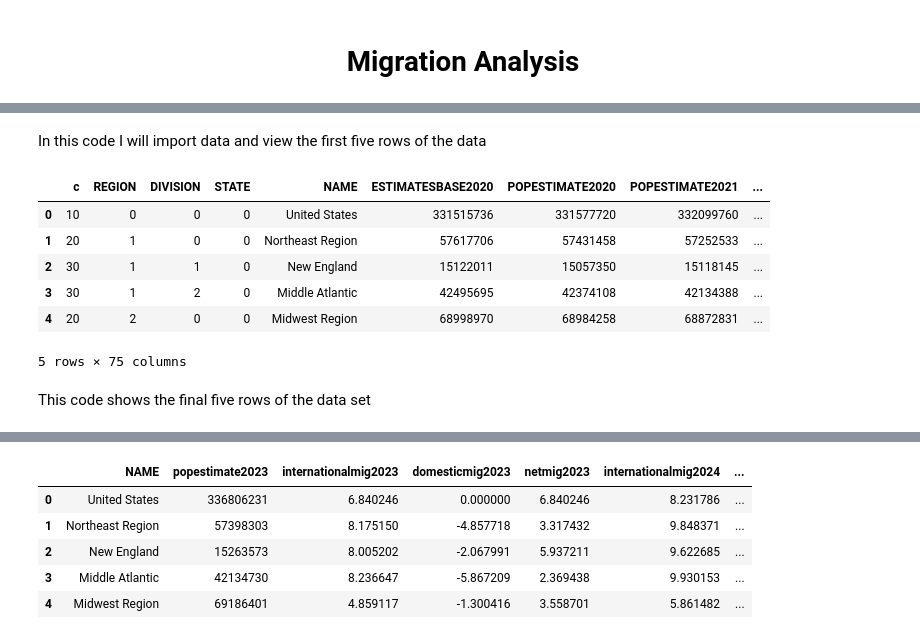
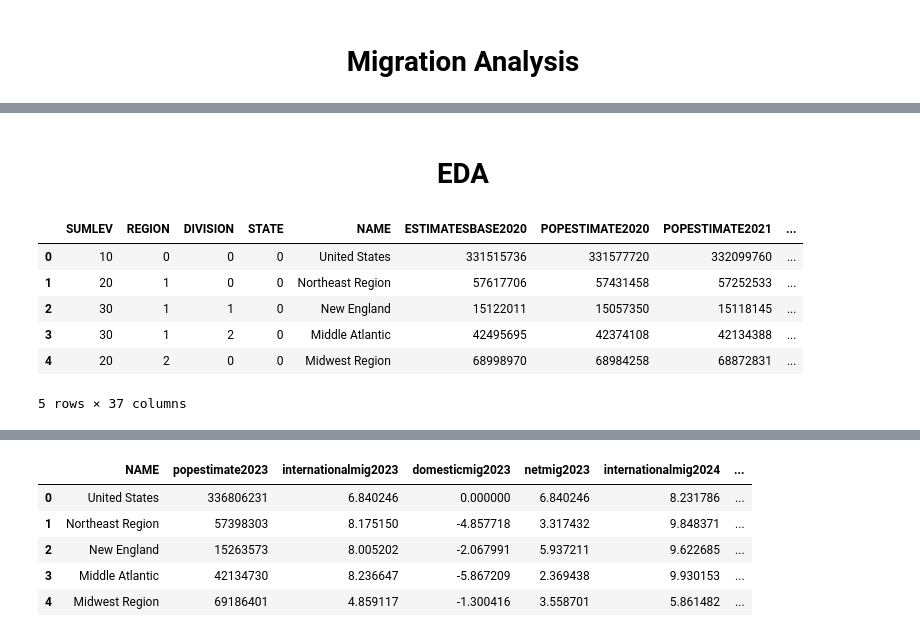
Before and after one commit to MWPerrineJr/my_portfolio, a Jupyter notebook: Migration Analysis/population.ipynb, the cells around one changed output, grey strips where cells are left out. Cells and saved outputs as stored; diff of their text form; code cells hidden in the pictures.

```diff
--- a/Migration Analysis/population.ipynb
+++ b/Migration Analysis/population.ipynb
@@ -20,15 +20,14 @@ from scipy.stats import binom, poisson, geom, randint
-# %% [markdown]
-In this code I will import data and view the first five rows of the data
+# %% [markdown]
+<h1><center>EDA</center></h1>
 # %%
-new_pop_data = pd.read_csv(r"NST-EST2024-ALLDATA.csv")
+# Import data.
+new_pop_data = pd.read_csv('/Users/michaelperrine/Library/CloudStorage/OneDrive-Personal/my_portfolio_files/NST-EST2024-POPCHG2020-2024.csv')
 new_pop_data.head()
 # %% [output]
-|  | c | REGION | DIVISION | STATE | NAME | ESTIMATESBASE2020 | POPESTIMATE2020 | POPESTIMATE2021 | ... |
+|  | SUMLEV | REGION | DIVISION | STATE | NAME | ESTIMATESBASE2020 | POPESTIMATE2020 | POPESTIMATE2021 | ... |
 | 0 | 10 | 0 | 0 | 0 | United States | 331515736 | 331577720 | 332099760 | ... |
 | 1 | 20 | 1 | 0 | 0 | Northeast Region | 57617706 | 57431458 | 57252533 | ... |
 | 2 | 30 | 1 | 1 | 0 | New England | 15122011 | 15057350 | 15118145 | ... |
 | 3 | 30 | 1 | 2 | 0 | Middle Atlantic | 42495695 | 42374108 | 42134388 | ... |
 | 4 | 20 | 2 | 0 | 0 | Midwest Region | 68998970 | 68984258 | 68872831 | ... |
-5 rows × 75 columns
+5 rows × 37 columns
-# %% [markdown]
-This code shows the final five rows of the data set
```
Also changed, not shown: parts of 14 cells of this notebook.
